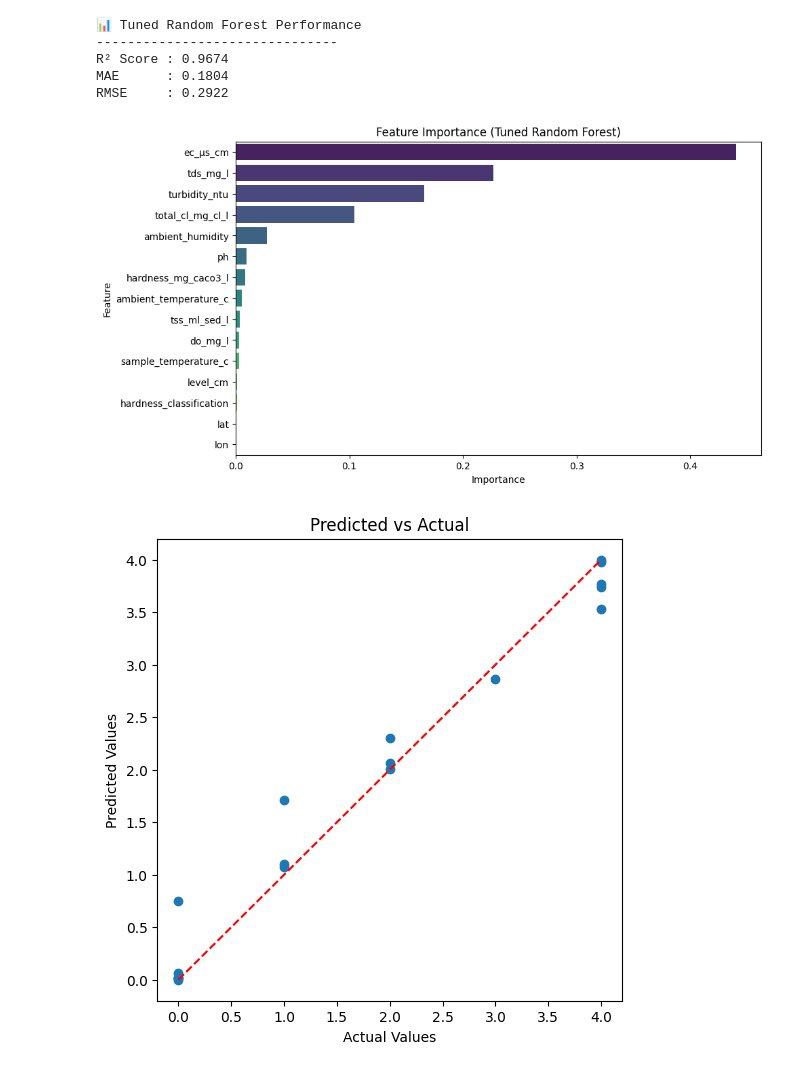
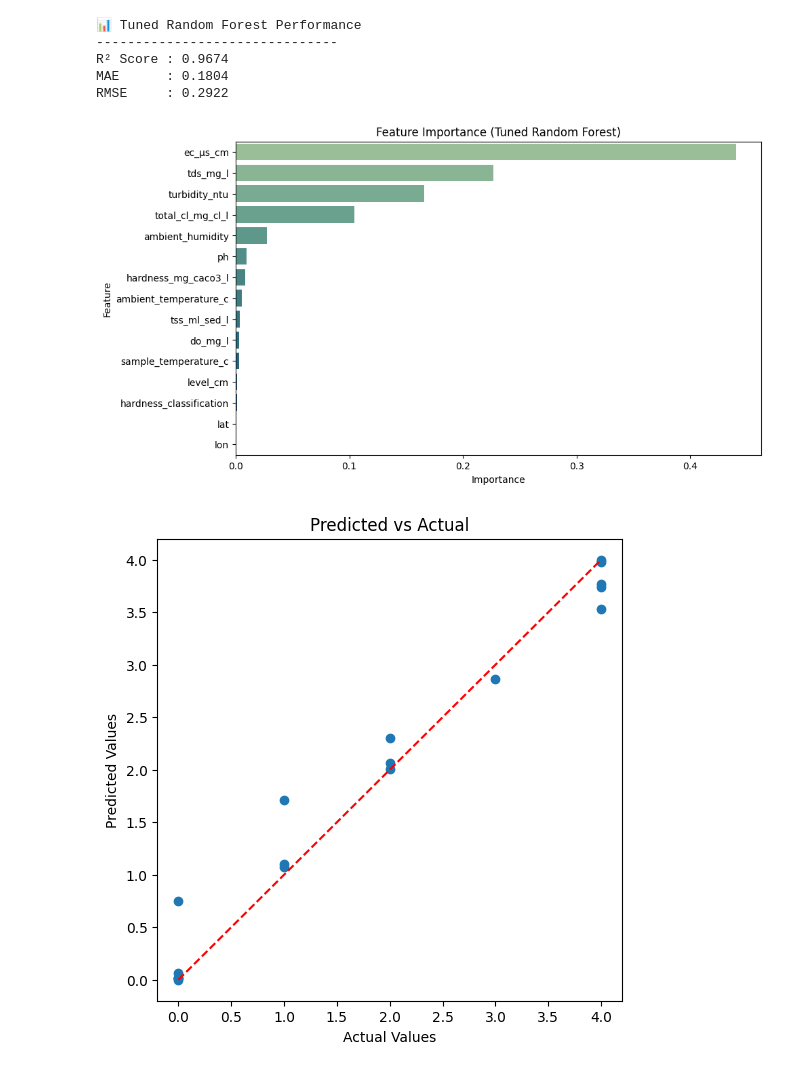
Before and after one commit to Jeremy809/Workplace, a Jupyter notebook: QCTO---Workplace-Module-Notebook-Template-4571.ipynb, the cells around one changed output. Saved outputs shown, nothing was run; the diff lists cells and outputs as text; code cells hidden in the pictures.

```diff
--- a/QCTO---Workplace-Module-Notebook-Template-4571.ipynb
+++ b/QCTO---Workplace-Module-Notebook-Template-4571.ipynb
@@ -1778,16 +1738,16 @@ RMSE     : 0.2922
 # %%
 importances = tuned_rf_model.feature_importances_
 features = X_train.columns  # features used for training
 
 feat_df = pd.DataFrame({"Feature": features, "Importance": importances})
 feat_df = feat_df.sort_values(by="Importance", ascending=False)
 
 plt.figure(figsize=(10,6))
-sns.barplot(x="Importance", y="Feature", data=feat_df, palette="viridis")
+sns.barplot(x="Importance", y="Feature", data=feat_df, palette="crest")
 plt.title("Feature Importance (Tuned Random Forest)")
 plt.show()
 # %% [output]
-[figure, old version]
+[figure, new version]
 # %%
 y_pred = tuned_rf_model.predict(X_test)
 plt.figure(figsize=(6,6))
```
Also changed, not shown: parts of 8 cells of this notebook.
